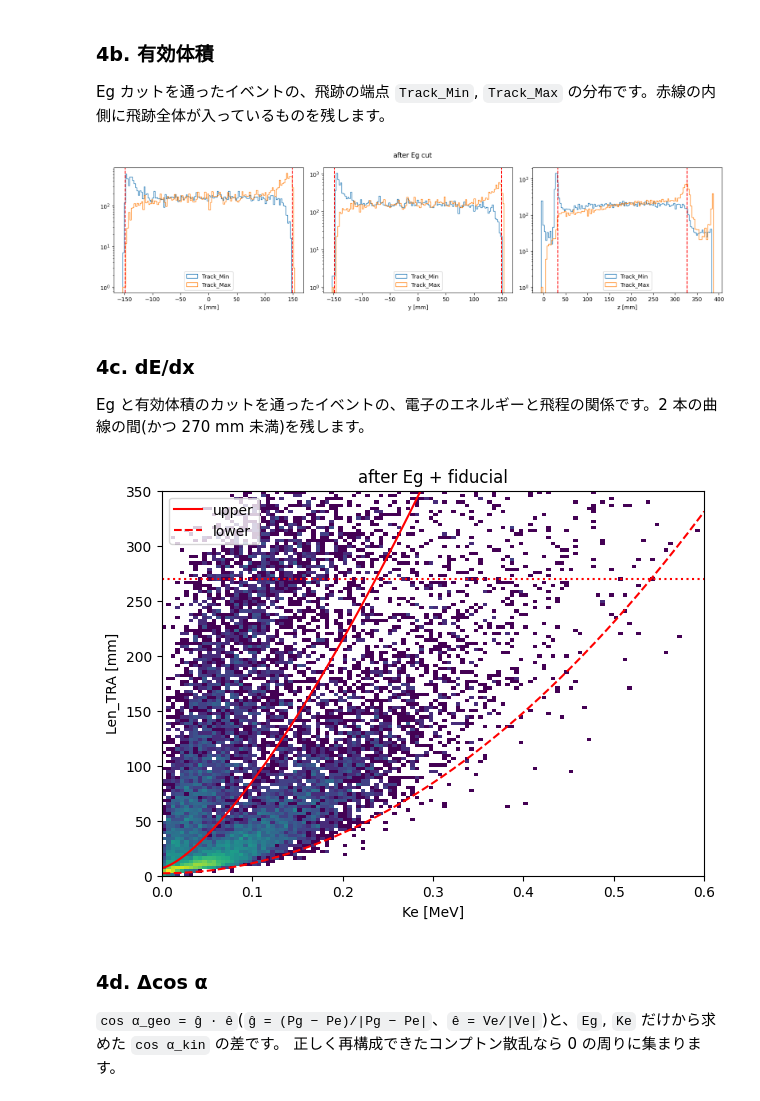
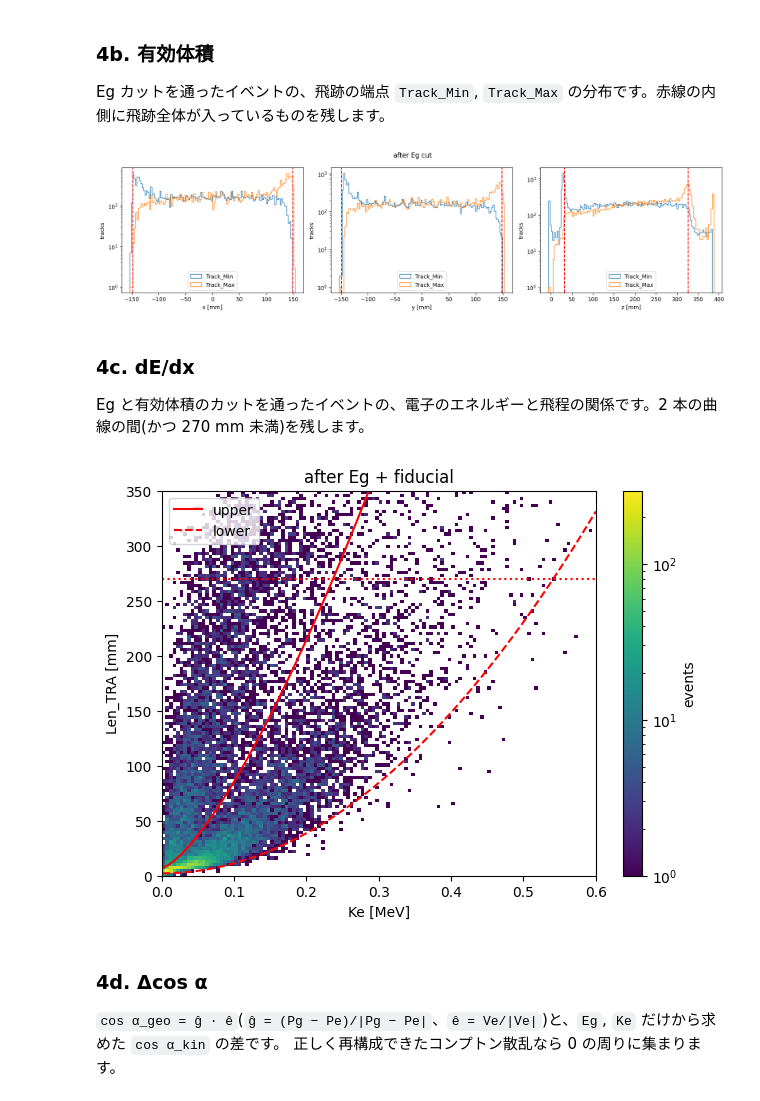
Before and after one commit to SMILE-tool-box/EricaNext_try, a Jupyter notebook: tutorials/2_EventSelection/EventSelection.ipynb, the cells around one changed output. Cells and saved outputs as stored; diff of their text form; code cells hidden in the pictures.

```diff
--- a/tutorials/EventSelection/EventSelection.ipynb
+++ b/tutorials/2_EventSelection/EventSelection.ipynb
@@ -146,10 +127,10 @@ for k, (lab, lo, hi) in enumerate([("x", -148.6, 148.6), ("y", -148.6, 148.6), (
     ax[k].hist(TrkMin[s, k], bins=120, histtype="step", label="Track_Min")
     ax[k].hist(TrkMax[s, k], bins=120, histtype="step", label="Track_Max")
     for x in (lo, hi): ax[k].axvline(x, color="r", ls="--")
-    ax[k].set_xlabel(f"{lab} [mm]"); ax[k].set_yscale("log"); ax[k].legend()
+    ax[k].set_xlabel(f"{lab} [mm]"); ax[k].set_ylabel("tracks"); ax[k].set_yscale("log"); ax[k].legend()
 fig.suptitle("after Eg cut"); fig.tight_layout(); plt.show()
 # %% [output]
-[figure, old version]
+[figure, new version]
 # %% [markdown]
 ### 4c. dE/dx
 
@@ -157,15 +138,16 @@ Eg と有効体積のカットを通ったイベントの、電子のエネル
 # %%
 s = cuts["Eg"] & cuts["fiducial"]
 ke = np.linspace(0.001, 0.6, 300)
 fig, ax = plt.subplots(figsize=(7, 5))
-ax.hist2d(Ke[s] / 1000., Len[s], bins=[120, 120], range=[[0, 0.6], [0, 350]], cmin=1, norm="log")
+h = ax.hist2d(Ke[s] / 1000., Len[s], bins=[120, 120], range=[[0, 0.6], [0, 350]], cmin=1, norm="log")
+fig.colorbar(h[3], ax=ax, label="events")
 ax.plot(ke, 1975.9 * ke**1.4 + 7., "r-", label="upper")
 ax.plot(ke, 913.9 * ke**2.0 + 2.2, "r--", label="lower")
 ax.axhline(270, color="r", ls=":")
 ax.set_xlabel("Ke [MeV]"); ax.set_ylabel("Len_TRA [mm]"); ax.set_title("after Eg + fiducial"); ax.legend()
 plt.show()
 # %% [output]
-[figure, old version]
+[figure, new version]
 # %% [markdown]
 ### 4d. Δcos α
 
```
Also changed, not shown: parts of 3 cells of this notebook, 23 other files.
